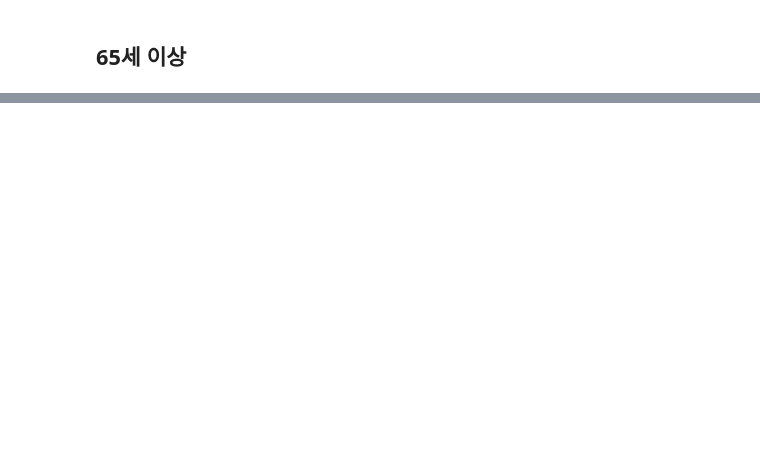
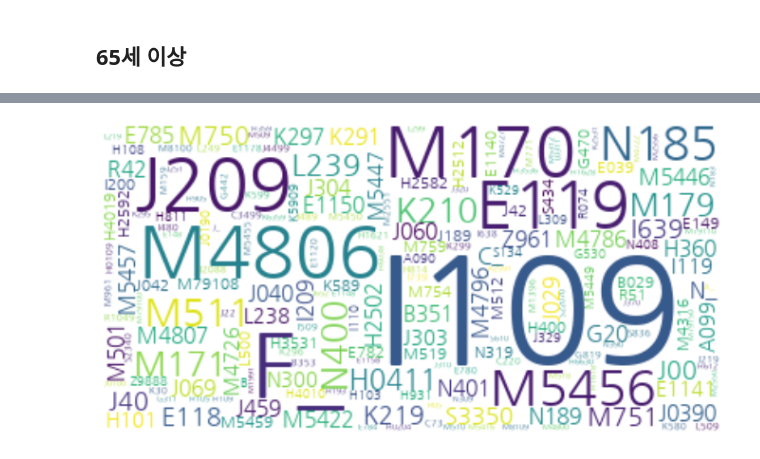
Before and after one commit to shinjaehoeh/MC_PJT, a Jupyter notebook: 2.PJT_team4/PJT02_워드클라우드.ipynb, the cells around one changed output, grey strips where cells are left out. Drawn from its saved outputs; the diff is of its cells as text; code cells hidden in the pictures; blank space fills up the shorter version.

```diff
--- a/2.PJT_team4/PJT02_워드클라우드.ipynb
+++ b/2.PJT_team4/PJT02_워드클라우드.ipynb
@@ -144,0 +194,15 @@ plt.show()
+# %%
+data = b.vocab().most_common(300)
+path = '/usr/share/fonts/truetype/nanum/NanumGothic.ttf'
+wc = WordCloud(
+        font_path=path, relative_scaling=0.7,
+        background_color='white'
+).generate_from_frequencies(dict(data))
+
+plt.figure(figsize=(12,6))
+plt.imshow(wc, interpolation='bilinear')
+plt.axis('off')
+plt.savefig('질병WC_65이상.png')
+plt.show()
+# %% [output]
+[figure, added]
```
Also changed, not shown: parts of 12 cells of this notebook, 5 other files.
